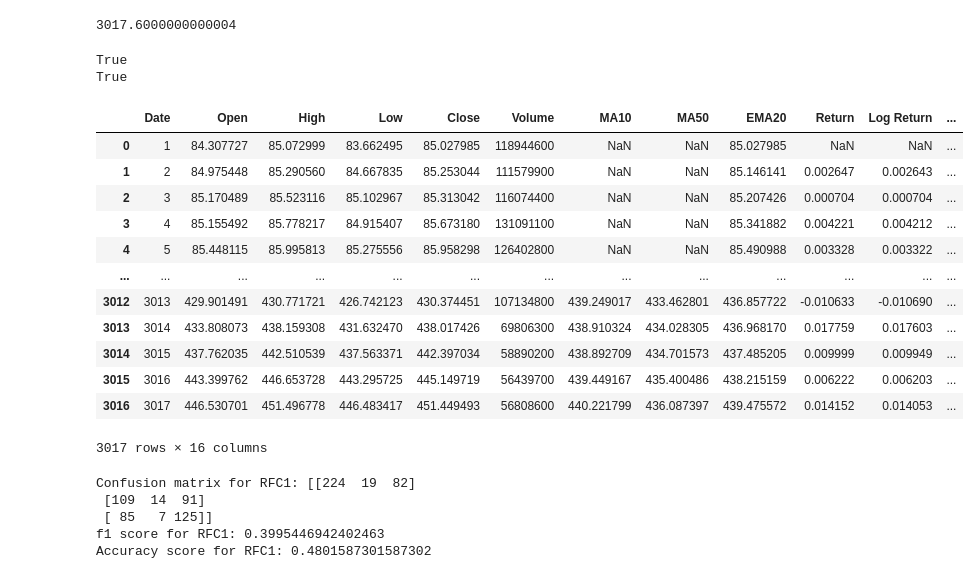
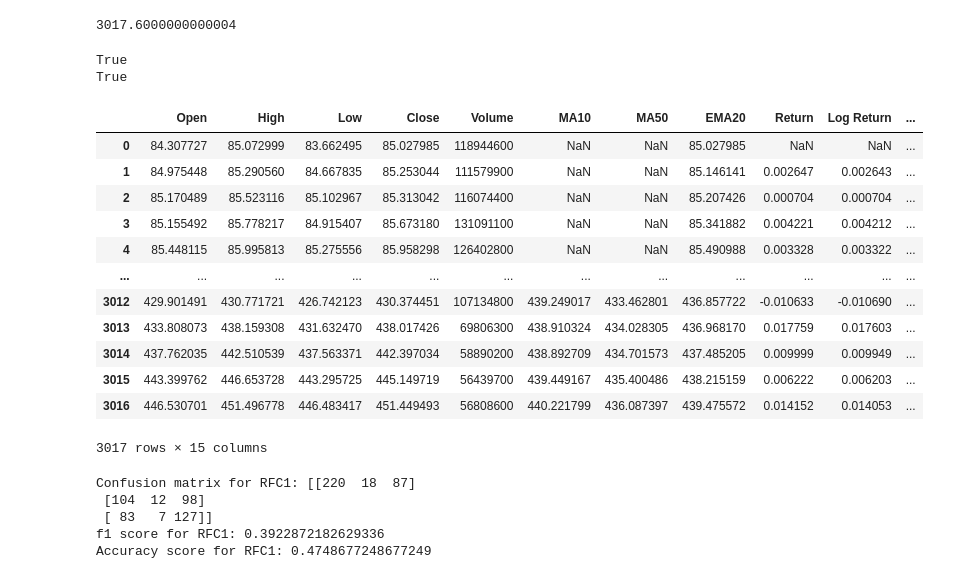
Before and after one commit to Bissapinho/Trend-classifier, a Jupyter notebook: notebooks/models.ipynb, the cells around one changed output. Drawn from its saved outputs; the diff is of its cells as text; code cells hidden in the pictures.

```diff
--- a/notebooks/models.ipynb
+++ b/notebooks/models.ipynb
@@ -176,33 +176,33 @@ df_ts
 # %%
 #train test split 0.8 respecting temporality
 
-X_timed = df_ts.drop('Trend', axis=1)
+X_timed = df_ts.drop(['Trend', 'Date'], axis=1)
 y_timed = df_ts['Trend']
 
 X_train_timed = X_timed[:3017]
 X_test_timed = X_timed[3017:]
 y_train_timed = y_timed[:3017]
 y_test_timed = y_timed[3017:]
 
 print(len(X_train_timed) == len(y_train_timed))
 print(len(X_test_timed) == len(y_test_timed))
 X_train_timed
 # %% [output]
 True
 True
-|  | Date | Open | High | Low | Close | Volume | MA10 | MA50 | EMA20 | Return | Log Return | ... |
-| 0 | 1 | 84.307727 | 85.072999 | 83.662495 | 85.027985 | 118944600 | NaN | NaN | 85.027985 | NaN | NaN | ... |
-| 1 | 2 | 84.975448 | 85.290560 | 84.667835 | 85.253044 | 111579900 | NaN | NaN | 85.146141 | 0.002647 | 0.002643 | ... |
-| 2 | 3 | 85.170489 | 85.523116 | 85.102967 | 85.313042 | 116074400 | NaN | NaN | 85.207426 | 0.000704 | 0.000704 | ... |
-| 3 | 4 | 85.155492 | 85.778217 | 84.915407 | 85.673180 | 131091100 | NaN | NaN | 85.341882 | 0.004221 | 0.004212 | ... |
-| 4 | 5 | 85.448115 | 85.995813 | 85.275556 | 85.958298 | 126402800 | NaN | NaN | 85.490988 | 0.003328 | 0.003322 | ... |
-| ... | ... | ... | ... | ... | ... | ... | ... | ... | ... | ... | ... | ... |
-| 3012 | 3013 | 429.901491 | 430.771721 | 426.742123 | 430.374451 | 107134800 | 439.249017 | 433.462801 | 436.857722 | -0.010633 | -0.010690 | ... |
-| 3013 | 3014 | 433.808073 | 438.159308 | 431.632470 | 438.017426 | 69806300 | 438.910324 | 434.028305 | 436.968170 | 0.017759 | 0.017603 | ... |
-| 3014 | 3015 | 437.762035 | 442.510539 | 437.563371 | 442.397034 | 58890200 | 438.892709 | 434.701573 | 437.485205 | 0.009999 | 0.009949 | ... |
-| 3015 | 3016 | 443.399762 | 446.653728 | 443.295725 | 445.149719 | 56439700 | 439.449167 | 435.400486 | 438.215159 | 0.006222 | 0.006203 | ... |
-| 3016 | 3017 | 446.530701 | 451.496778 | 446.483417 | 451.449493 | 56808600 | 440.221799 | 436.087397 | 439.475572 | 0.014152 | 0.014053 | ... |
+|  | Open | High | Low | Close | Volume | MA10 | MA50 | EMA20 | Return | Log Return | ... |
+| 0 | 84.307727 | 85.072999 | 83.662495 | 85.027985 | 118944600 | NaN | NaN | 85.027985 | NaN | NaN | ... |
+| 1 | 84.975448 | 85.290560 | 84.667835 | 85.253044 | 111579900 | NaN | NaN | 85.146141 | 0.002647 | 0.002643 | ... |
+| 2 | 85.170489 | 85.523116 | 85.102967 | 85.313042 | 116074400 | NaN | NaN | 85.207426 | 0.000704 | 0.000704 | ... |
+| 3 | 85.155492 | 85.778217 | 84.915407 | 85.673180 | 131091100 | NaN | NaN | 85.341882 | 0.004221 | 0.004212 | ... |
+| 4 | 85.448115 | 85.995813 | 85.275556 | 85.958298 | 126402800 | NaN | NaN | 85.490988 | 0.003328 | 0.003322 | ... |
+| ... | ... | ... | ... | ... | ... | ... | ... | ... | ... | ... | ... |
+| 3012 | 429.901491 | 430.771721 | 426.742123 | 430.374451 | 107134800 | 439.249017 | 433.462801 | 436.857722 | -0.010633 | -0.010690 | ... |
+| 3013 | 433.808073 | 438.159308 | 431.632470 | 438.017426 | 69806300 | 438.910324 | 434.028305 | 436.968170 | 0.017759 | 0.017603 | ... |
+| 3014 | 437.762035 | 442.510539 | 437.563371 | 442.397034 | 58890200 | 438.892709 | 434.701573 | 437.485205 | 0.009999 | 0.009949 | ... |
+| 3015 | 443.399762 | 446.653728 | 443.295725 | 445.149719 | 56439700 | 439.449167 | 435.400486 | 438.215159 | 0.006222 | 0.006203 | ... |
+| 3016 | 446.530701 | 451.496778 | 446.483417 | 451.449493 | 56808600 | 440.221799 | 436.087397 | 439.475572 | 0.014152 | 0.014053 | ... |
-3017 rows × 16 columns
+3017 rows × 15 columns
 # %%
 
 
@@ -236,5 +236,8 @@ X_test_timed_scaled = scaler_timed.transform(X_test_timed)
 # %%
-RFC2 = RandomForestClassifier(random_state=0)
+RFC2 = RandomForestClassifier(n_estimators= 100,
+                              min_samples_leaf=1,
+                              max_features= 0.4,
+                              random_state=0)
 
 RFC2.fit(X_train_timed_scaled, y_train_timed)
 
@@ -249,8 +252,8 @@ print(f'Confusion matrix for RFC1: {conf_matrix_timed}')
 print(f'f1 score for RFC1: {f1_timed}')
 print(f'Accuracy score for RFC1: {accuracy_timed}')
 # %% [output]
-Confusion matrix for RFC1: [[224  19  82]
- [109  14  91]
- [ 85   7 125]]
-f1 score for RFC1: 0.3995446942402463
-Accuracy score for RFC1: 0.4801587301587302
+Confusion matrix for RFC1: [[220  18  87]
+ [104  12  98]
+ [ 83   7 127]]
+f1 score for RFC1: 0.3922872182629336
+Accuracy score for RFC1: 0.4748677248677249
```
Also changed, not shown: parts of 3 cells of this notebook.
